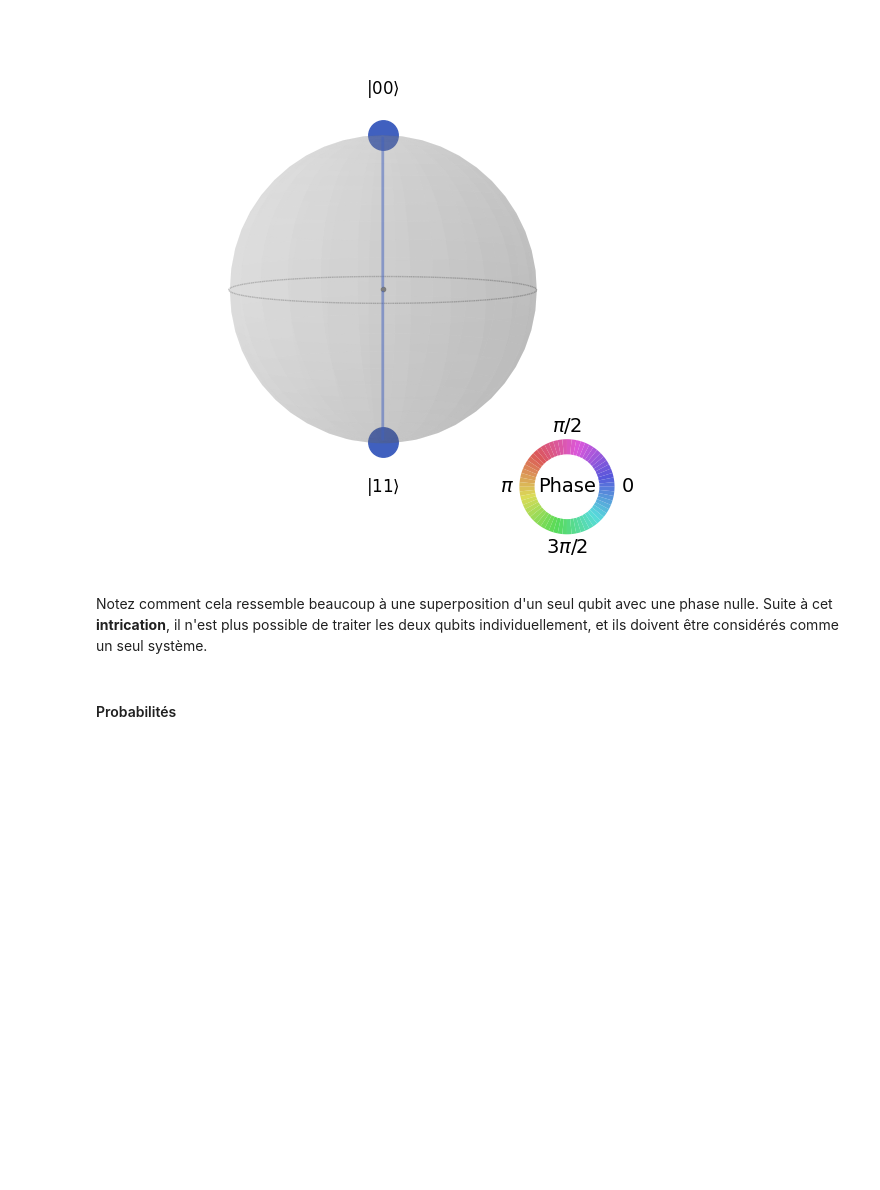
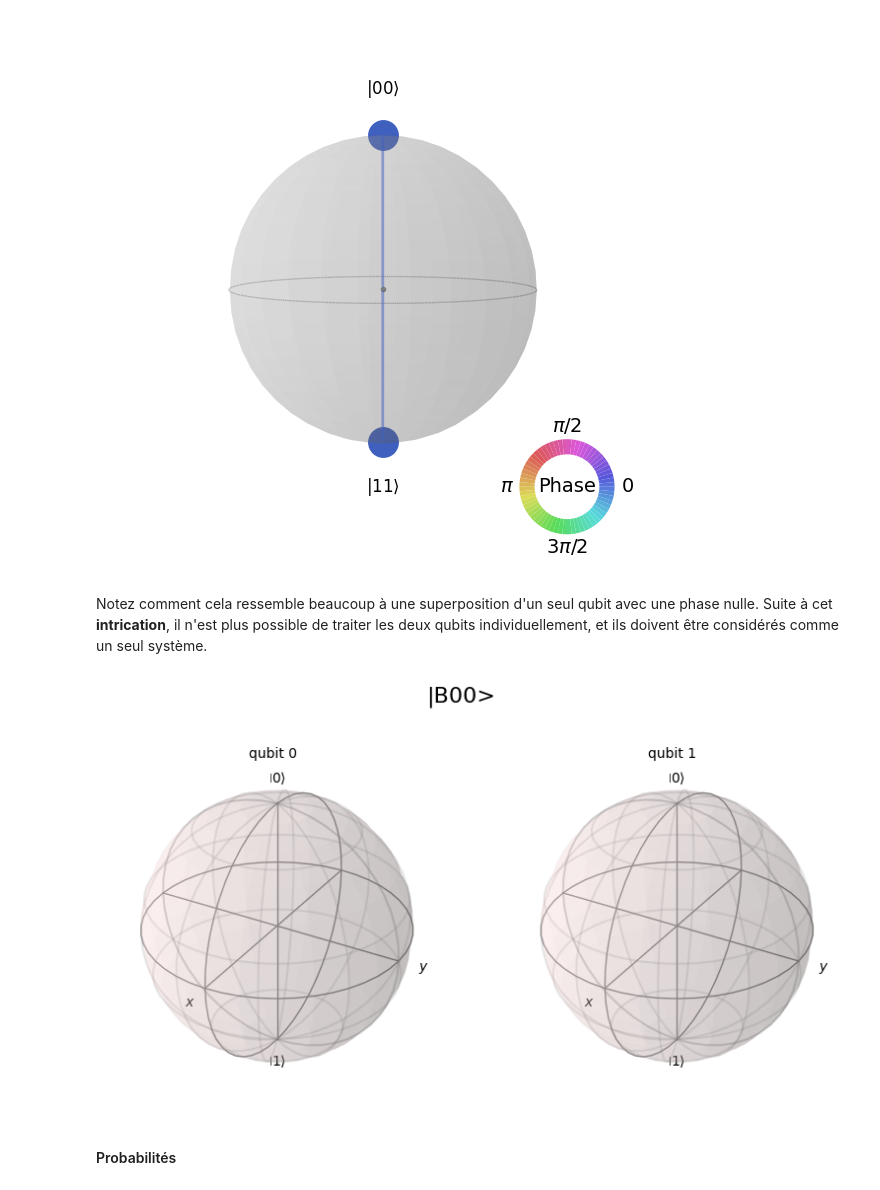
Before and after one commit to TchapetNjafa/PHY4268_Tutoriels_2024, a Jupyter notebook: PHY4268_Tutorial 7 - Survey of quantum gates operations_ 240531-test.ipynb, the cells around one changed output. Drawn from its saved outputs; the diff is of its cells as text; code cells hidden in the pictures; blank space fills up the shorter version.

```diff
--- a/PHY4268_Tutorial 7 - Survey of quantum gates operations_ 240531-test.ipynb
+++ b/PHY4268_Tutorial 7 - Survey of quantum gates operations_ 240531-test.ipynb
@@ -275,6 +279,10 @@ Bell00.draw('qsphere')
 [figure]
 # %% [markdown]
 Notez comment cela ressemble beaucoup à une superposition d'un seul qubit avec une phase nulle. Suite à cet __intrication__, il n'est plus possible de traiter les deux qubits individuellement, et ils doivent être considérés comme un seul système.
+# %%
+plot_bloch_multivector(Bell00, title='|B00>')
+# %% [output]
+[figure, added]
 # %% [markdown]
 #### Probabilités
 # %%
```
Also changed, not shown: parts of 21 cells of this notebook, 3 other files.
